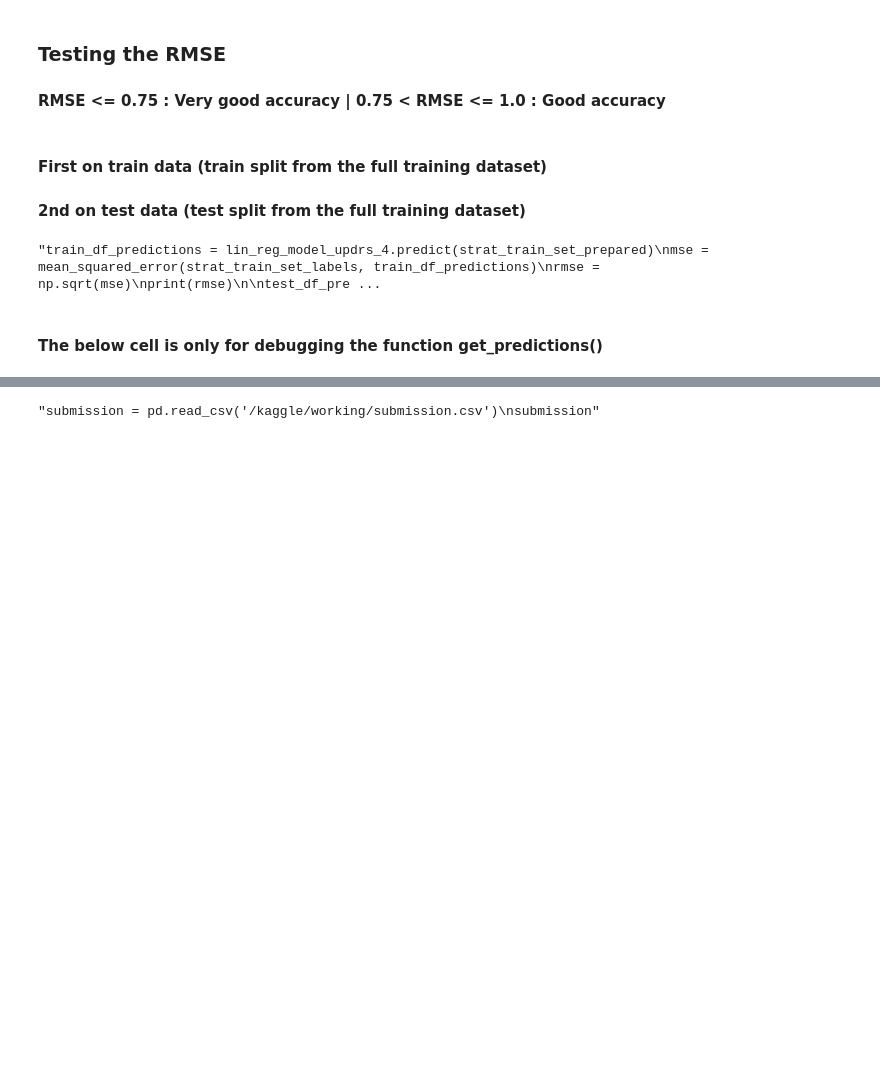
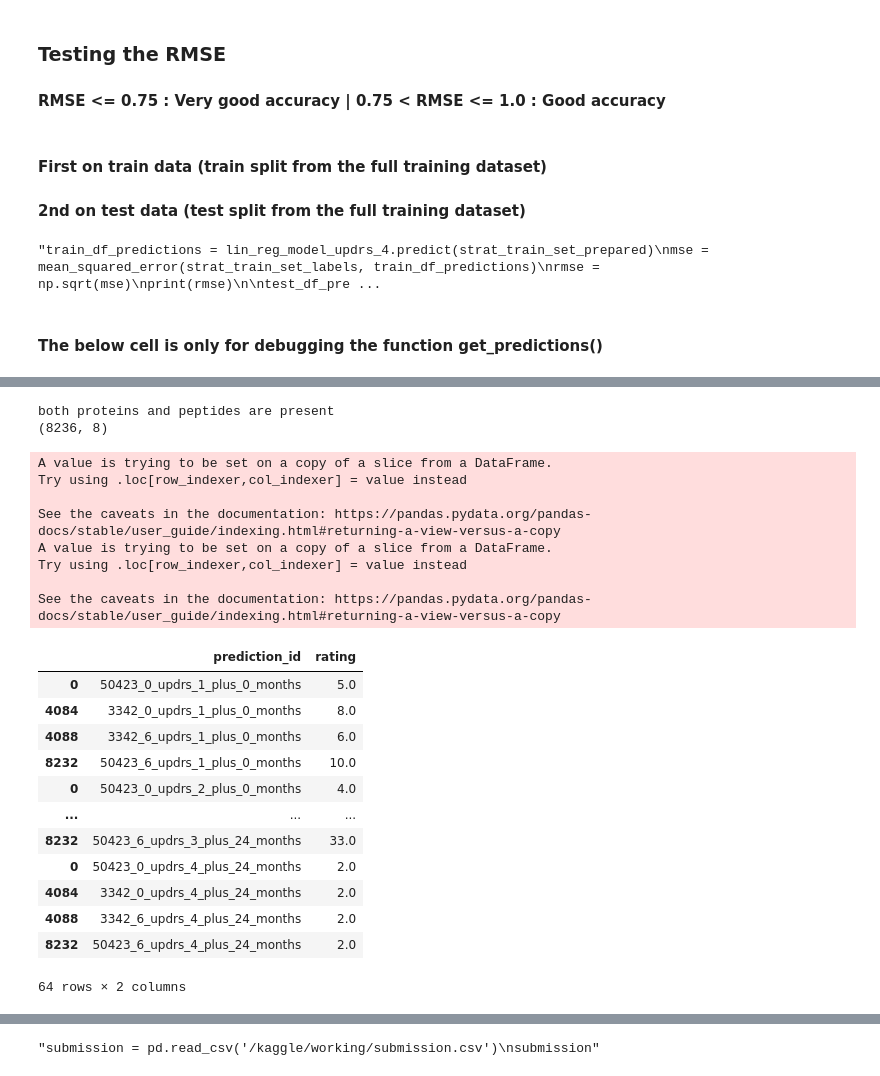
Before and after one commit to sumaniitm/AMP-parkinsons-disease-progression-prediction, a Jupyter notebook: amp-parkinson-s-disease-progression-prediction.ipynb, the cells around one changed output, grey strips where cells are left out. Drawn from its saved outputs; the diff is of its cells as text; code cells hidden in the pictures; blank space fills up the shorter version.

```diff
--- a/amp-parkinson-s-disease-progression-prediction.ipynb
+++ b/amp-parkinson-s-disease-progression-prediction.ipynb
@@ -414,12 +522,12 @@ def get_full_test_data(df_proteins=pd.DataFrame(), df_peptides=pd.DataFrame()):
 
         return full_test_data
 # %%
-def get_predictions(model_dict, sklearn_pipeline, df_proteins=pd.DataFrame(), df_peptides=pd.DataFrame()):
+def get_predictions(model_dict, sklearn_pipeline, df_test, df_proteins=pd.DataFrame(), df_peptides=pd.DataFrame()):
 
     list_of_updrs_tests = ['updrs_1','updrs_2','updrs_3','updrs_4']
     result = pd.DataFrame()
 
-    full_test_data = get_full_test_data(df_proteins=df_proteins, df_peptides=df_peptides)
+    full_test_data = get_full_test_data(df_test=df_test, df_proteins=df_proteins, df_peptides=df_peptides)
 
     if full_test_data.shape[0] != 0:
         df_prepared = sklearn_pipeline.transform(full_test_data)
@@ -434,7 +542,7 @@ def get_predictions(model_dict, sklearn_pipeline, df_proteins=pd.DataFrame(), df
                 temp['prediction_id'] = temp['visit_id'] + '_updrs_' + str(u) + '_plus_' + str(m) + '_months'
                 temp["rating"] = temp["result_updrs_" + str(u)]
                 #temp['group_key'] = str(m)
-                temp = temp [['prediction_id', 'rating']]
+                temp = temp[['prediction_id', 'rating']]
 
                 result = result.append(temp)
 
@@ -442,17 +550,43 @@ def get_predictions(model_dict, sklearn_pipeline, df_proteins=pd.DataFrame(), df
 
     return result
 # %%
-#test_proteins = pd.read_csv('/kaggle/input/amp-parkinsons-disease-progression-prediction/example_test_files/test_proteins.csv')
-#result = get_predictions(model_dict=model_dict, sklearn_pipeline=full_pipeline, df_proteins=test_proteins, df_peptides=pd.DataFrame())
+df_test = pd.read_csv('/kaggle/input/amp-parkinsons-disease-progression-prediction/example_test_files/test.csv')
 
-#test_peptides = pd.read_csv('/kaggle/input/amp-parkinsons-disease-progression-prediction/example_test_files/test_peptides.csv')
-#result = get_predictions(model_dict=model_dict, sklearn_pipeline=full_pipeline, df_proteins=pd.DataFrame(), df_peptides=test_peptides)
+test_proteins = pd.read_csv('/kaggle/input/amp-parkinsons-disease-progression-prediction/example_test_files/test_proteins.csv')
+#result = get_predictions(model_dict=model_dict, sklearn_pipeline=full_pipeline, df_test=df_test, df_proteins=test_proteins, df_peptides=pd.DataFrame())
 
-#result = get_predictions(model_dict=model_dict, sklearn_pipeline=full_pipeline, df_proteins=test_proteins, df_peptides=test_peptides)
+test_peptides = pd.read_csv('/kaggle/input/amp-parkinsons-disease-progression-prediction/example_test_files/test_peptides.csv')
+#result = get_predictions(model_dict=model_dict, sklearn_pipeline=full_pipeline, df_test=df_test, df_proteins=pd.DataFrame(), df_peptides=test_peptides)
+
+result = get_predictions(model_dict=model_dict, sklearn_pipeline=full_pipeline, df_test=df_test, df_proteins=test_proteins, df_peptides=test_peptides)
 
 #result = get_predictions(model_dict=model_dict, sklearn_pipeline=full_pipeline)
 
-#result
+result
+# %% [output]
+both proteins and peptides are present
+(8236, 8)
+A value is trying to be set on a copy of a slice from a DataFrame.
+Try using .loc[row_indexer,col_indexer] = value instead
+
+See the caveats in the documentation: https://pandas.pydata.org/pandas-docs/stable/user_guide/indexing.html#returning-a-view-versus-a-copy
+A value is trying to be set on a copy of a slice from a DataFrame.
+Try using .loc[row_indexer,col_indexer] = value instead
+
+See the caveats in the documentation: https://pandas.pydata.org/pandas-docs/stable/user_guide/indexing.html#returning-a-view-versus-a-copy
+|  | prediction_id | rating |
+| 0 | 50423_0_updrs_1_plus_0_months | 5.0 |
+| 4084 | 3342_0_updrs_1_plus_0_months | 8.0 |
+| 4088 | 3342_6_updrs_1_plus_0_months | 6.0 |
+| 8232 | 50423_6_updrs_1_plus_0_months | 10.0 |
+| 0 | 50423_0_updrs_2_plus_0_months | 4.0 |
+| ... | ... | ... |
+| 8232 | 50423_6_updrs_3_plus_24_months | 33.0 |
+| 0 | 50423_0_updrs_4_plus_24_months | 2.0 |
+| 4084 | 3342_0_updrs_4_plus_24_months | 2.0 |
+| 4088 | 3342_6_updrs_4_plus_24_months | 2.0 |
+| 8232 | 50423_6_updrs_4_plus_24_months | 2.0 |
+64 rows × 2 columns
 # %%
 import amp_pd_peptide
 env = amp_pd_peptide.make_env()   # initialize the environment
```
Also changed, not shown: parts of 6 cells of this notebook.
